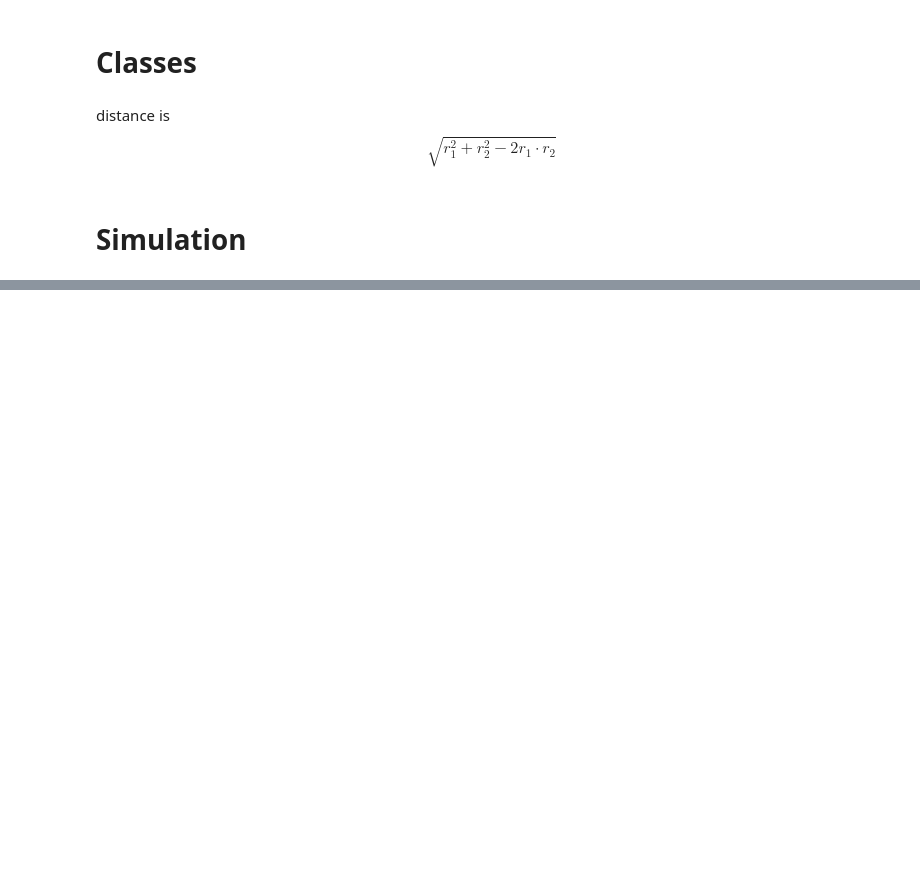
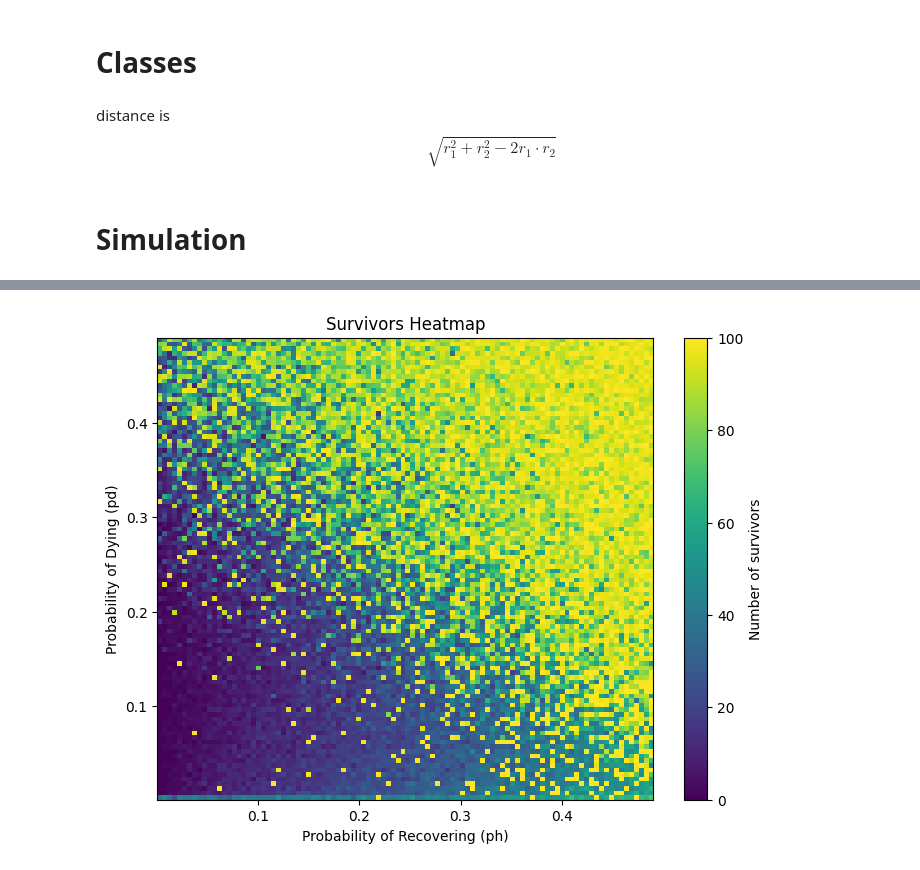
Before and after one commit to Mrtluca3/OOP-in-C-and-phyton, a Jupyter notebook: labcode6/epidemic_simulation.ipynb, the cells around one changed output, grey strips where cells are left out. Saved outputs shown, nothing was run; the diff lists cells and outputs as text; code cells hidden in the pictures; blank space fills up the shorter version.

Commit message:
Completed epidemic_simulation with sweep over pd and ph

```diff
--- a/labcode6/epidemic_simulation.ipynb
+++ b/labcode6/epidemic_simulation.ipynb
@@ -197,0 +207,49 @@ print(pop.N)
+# %%
+# Parameter ranges
+
+#Input data
+N = 100
+L = 20
+mu = np.array([1]*N)
+sigma = np.array([0.1]*N)
+ps= 0.9999 #probability of turning sick
+d= 2 #distance of contagion
+# d**2
+
+pd_values = np.linspace(0.001, 0.49, 100)
+ph_values = np.linspace(0.001, 0.49, 100)
+
+# Matrix to store results
+survivors_matrix = np.zeros((len(pd_values), len(ph_values)))
+
+# Sweep loop
+for i, pd_val in enumerate(pd_values):
+    print(f"Testing pd={pd_val:.3f}", end=' ')
+    for j, ph_val in enumerate(ph_values):
+
+        # Initialize population
+        pop = Population(N, L, mu, sigma)
+
+        # Update simulation parameters
+        pd = pd_val
+        ph = ph_val
+        print(f"ph={ph:.3f}", end=' ')
+        # Run simulation
+        for day in range(1000):
+            ret = pop.a_day()
+            if ret == 1:
+                break
+
+        # Store final number of survivors
+        survivors_matrix[i, j] = pop.N
+    print()
+# Plotting the heatmap
+plt.figure(figsize=(8, 6))
+plt.imshow(survivors_matrix, origin='lower', aspect='auto', cmap='viridis',
+           extent=[ph_values[0], ph_values[-1], pd_values[0], pd_values[-1]])
+plt.colorbar(label='Number of survivors')
+plt.xlabel('Probability of Recovering (ph)')
+plt.ylabel('Probability of Dying (pd)')
+plt.title('Survivors Heatmap')
+plt.show()
+# %% [output]
@@ -197,0 +273 @@ print(pop.N)
+[figure, added]
```
Also changed, not shown: parts of 5 cells of this notebook.
